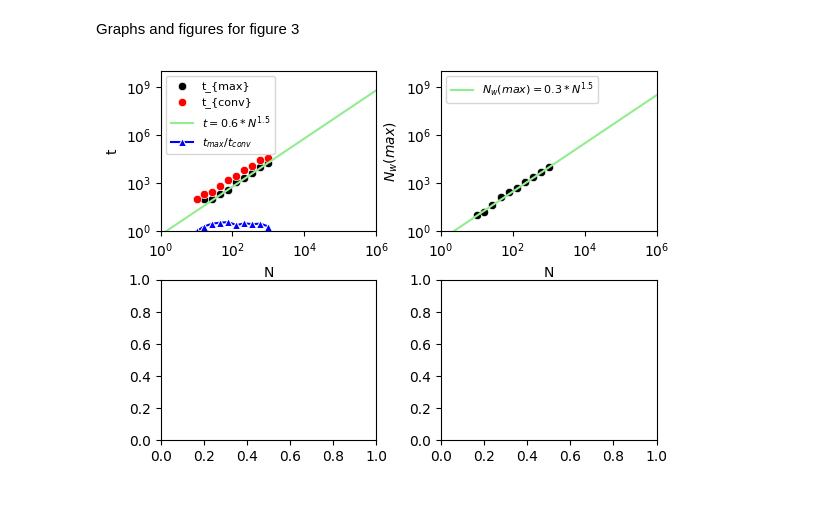
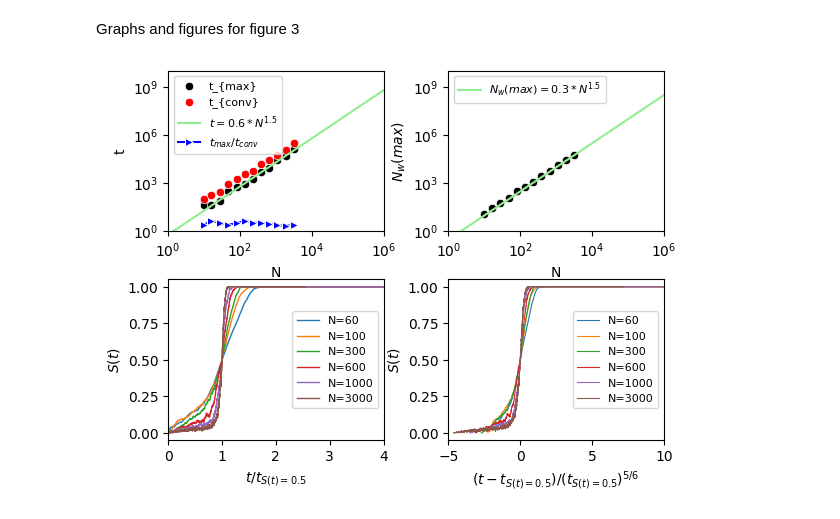
Before and after one commit to Fab159ian/CMSS_Exercises, a Jupyter notebook: exercise1.ipynb, the cells around one changed output. Saved outputs shown, nothing was run; the diff lists cells and outputs as text; code cells hidden in the pictures.

```diff
--- a/exercise1.ipynb
+++ b/exercise1.ipynb
@@ -134,10 +135,8 @@ class NamingGameModel(mesa.Model):
         self.max_time = 0
         self.conv_time = -1
         self.num_agents = N
-        self.success_rate = SuccessRate(maxlen=200)
+        self.success_rate = SuccessRate(maxlen=1000)
         self.datacollector = DataCollector(
-            agent_reporters={"Vocabulary": NamingGameAgent.retrieve_vocabulary,
-                             "Word_amount": NamingGameAgent.word_amount},
             model_reporters={"Success_rate": self.success_rate.get_rate,
                              #"Success_rate_values": self.success_rate.get_values,
                              "Total_word_amount": "total_word_amount",
@@ -204,9 +203,8 @@ def run_model(N, M, t, iteration, data_resolution=100):
 
         model.step()
 
-    agent_data = model.datacollector.get_agent_vars_dataframe()
     model_data = model.datacollector.get_model_vars_dataframe()
-    return agent_data, model_data
+    return model_data
 # %% [markdown]
 Run model configuration for figure 2
 # %%
@@ -351,16 +334,15 @@ def run_simple_model(N, M, t, iteration, data_resolution=1000):
 # %% [markdown]
 Run model configuration for figure 3
 # %%
-n_log = np.logspace(1, 3, 10, base=10, dtype=int)
-n_lin = [np.linspace(10**(i-1), 10**i, 10, dtype=int) for i in range(2, 5)]
-n_lin = np.concatenate(n_lin)
-n_st = [50, 100, 500, 1000, 5000, 10000, 50000, 100000]
-n_st_small = [10, 30, 60, 100, 300, 600, 1000, 3000]
+DATAPOINTS = 12
+n_log = np.logspace(1, 3.5, DATAPOINTS, base=10, dtype=int)
+n_st = [60, 100, 300, 600, 1000, 3000]
 M = 1
 t = 500000
-DATARESOLUTION = 100
+DATARESOLUTION = 20
 
 s_t_list = []
+t_list = []
 max_time_list = []
 max_words_list = []
 conv_time_list = []
@@ -377,7 +359,7 @@ df = pd.DataFrame({
     'max_words': max_words_list
 })
 
-for n in n_st_small:
+for n in n_st:
     model_data, _, _, _ = run_simple_model(N=n, M=M, t=t, iteration=n, data_resolution=DATARESOLUTION)
 
     s_t_list.append(model_data["Success_rate"])
@@ -438,34 +422,55 @@ s_t_list
 Graphs and figures for figure 3
 # %%
 fig, axs = plt.subplots(nrows=2, ncols=2)
-t = np.logspace(1, 3, 10, base=10, dtype=int)
+t_log = n_log #TODO maybe delete this
 t_with0 = np.logspace(0, 6, 20, base=10, dtype=int)
 t_n = 0.6*t_with0**1.5
 t_d = df["conv_time"] / df["max_time"]
 
 #figure showing max time for multiple agents
 axs[0,0].set_yscale('log')
 axs[0,0].set_xscale('log')
-g = sns.scatterplot(data=df, x=t, y=df["max_time"], ax=axs[0, 0], color="black", label=r't_{max}')
-g = sns.scatterplot(data=df, x=t, y=df["conv_time"], ax=axs[0, 0], color="red", label=r't_{conv}')
+g = sns.scatterplot(data=df, x=t_log, y=df["max_time"], ax=axs[0, 0], color="black", label=r't_{max}')
+g = sns.scatterplot(data=df, x=t_log, y=df["conv_time"], ax=axs[0, 0], color="red", label=r't_{conv}')
 g = sns.lineplot(x=t_with0, y=t_n, ax=axs[0, 0], color="lightgreen", label=r'$t = 0.6*N^{1.5}$')
-g = sns.lineplot(x=t, y=t_d, ax=axs[0, 0], color="blue", marker='^', label=r'$t_{max}/t_{conv}$')
+g = sns.lineplot(x=t_log, y=t_d, ax=axs[0, 0], color="blue", marker='>', label=r'$t_{max}/t_{conv}$')
 axs[0,0].legend(loc='upper left', fontsize=8)
 axs[0,0].set_ylim(1, 1e10)
 axs[0,0].set_xlim(1, 1e6)
 g.set(ylabel="t", xlabel="N")
 
 #figure showing max words for multiple agents
 t_w = 0.3*t_with0**1.5
 axs[0,1].set_yscale('log')
 axs[0,1].set_xscale('log')
-g = sns.scatterplot(data=df, x=t, y=df["max_words"], ax=axs[0, 1], color="black")
+g = sns.scatterplot(data=df, x=t_log, y=df["max_words"], ax=axs[0, 1], color="black")
 g = sns.lineplot(x=t_with0, y=t_w, ax=axs[0, 1], color="lightgreen", label=r'$N_{w}(max) = 0.3*N^{1.5}$')
 axs[0,1].legend(loc='upper left', fontsize=8)
 axs[0,1].set_ylim(1, 1e10)
 axs[0,1].set_xlim(1, 1e6)
 g.set(ylabel=r'$N_{w}(max)$', xlabel="N")
 
+t_lin = np.linspace(0, len(s_t_list[0])-1, len(s_t_list[0]))
+#figure showing S(t) for multiple agents normalized to st=0.5
+for i, st in enumerate(s_t_list):
+    closest_idx = np.argmin(np.abs(st-0.5))
+    t_at_0_5 = t_lin[closest_idx]
+    x = t_lin/(t_at_0_5)
+    g = sns.lineplot(x=x, y=st, ax=axs[1, 0], linewidth=1, label=f'N={n_st[i]}')
+axs[1,0].legend(loc='center right', fontsize=8)
+g.set(ylabel=r'$S(t)$', xlabel=r'$t/t_{S(t)=0.5}$')
+axs[1,0].set_xlim(0, 4)
+
+#figure showing S(t) for multiple agents normalized to t-t at 0.5 / t at 0.5 to the power of 5/6
+for i, st in enumerate(s_t_list):
+    closest_idx = np.argmin(np.abs(st-0.5))
+    t_at_0_5 = t_lin[closest_idx]
+    x = (t_lin-t_at_0_5)/(t_at_0_5**(5/6))
+    g = sns.lineplot(x=x, y=st, ax=axs[1, 1], linewidth=0.8, label=f'N={n_st[i]}')
+axs[1,1].legend(loc='center right', fontsize=8)
+g.set(ylabel=r'$S(t)$', xlabel=r'$(t-t_{S(t)=0.5})/(t_{S(t)=0.5})^{5/6}$')
+axs[1,1].set_xlim(-5, 10)
+
 plt.subplots_adjust(hspace=0.3, wspace=0.3)
 # %% [output]
-[figure, old version]
+[figure, new version]
```
Also changed, not shown: parts of 8 cells of this notebook.
